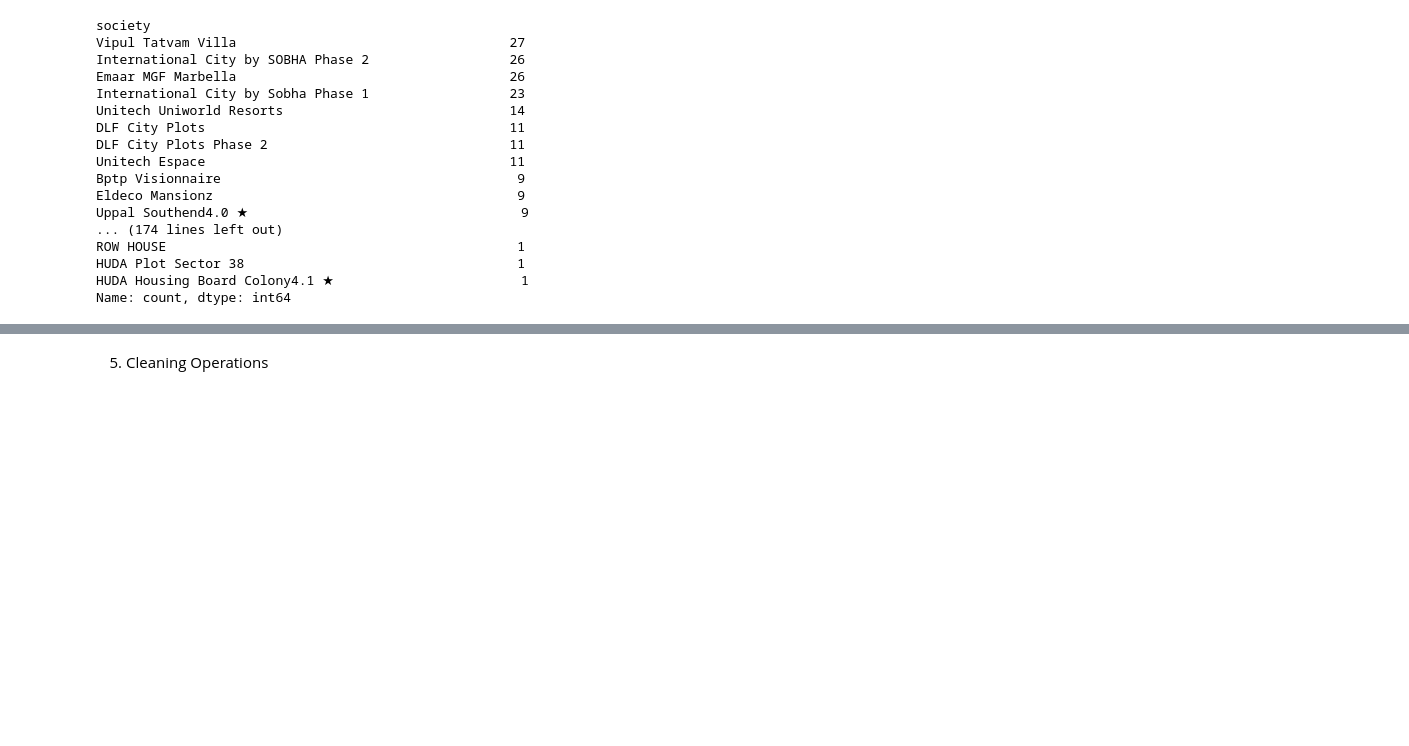
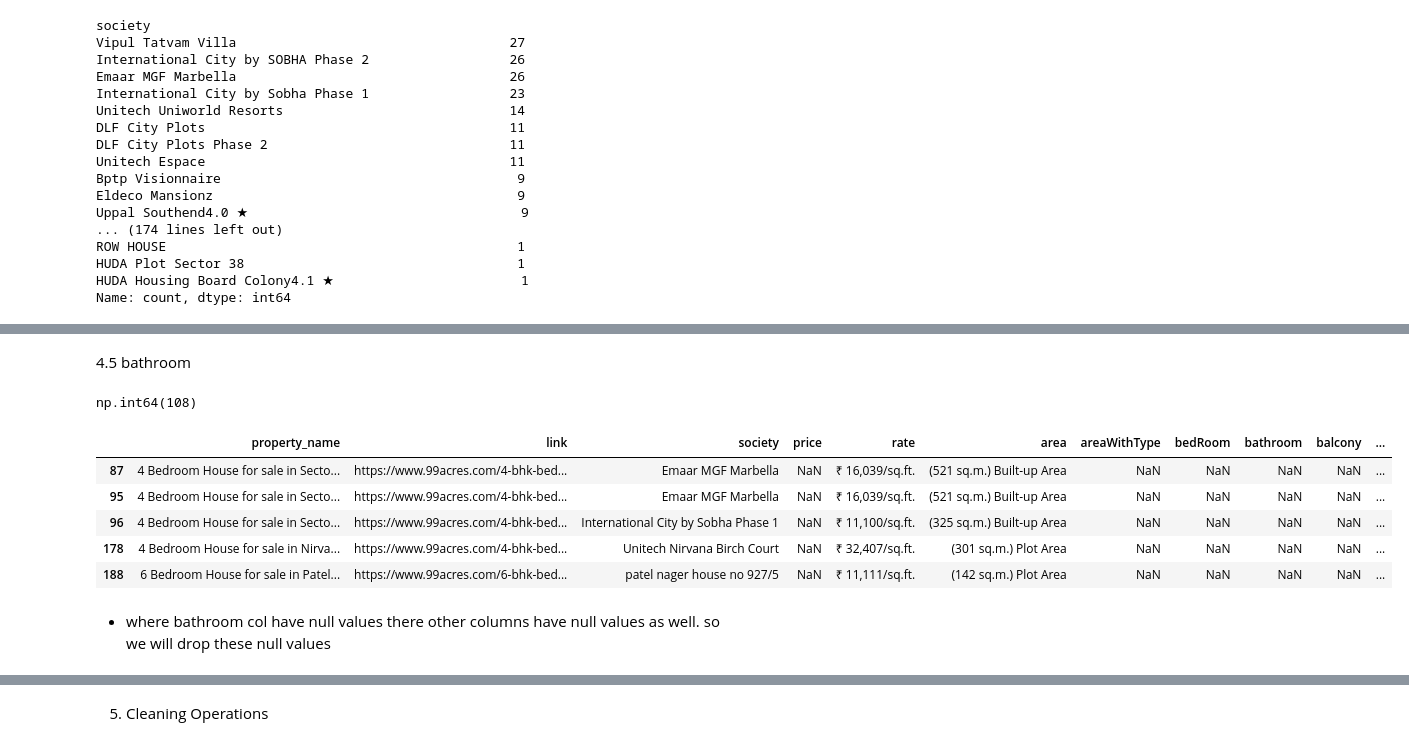
Before and after one commit to abhishek-saurav/real_estate_project, a Jupyter notebook: Data Cleaning/house_data_cleaning.ipynb, the cells around one changed output, grey strips where cells are left out. Cells and saved outputs as stored; diff of their text form; code cells hidden in the pictures; blank space fills up the shorter version.

```diff
--- a/Data Cleaning/house_data_cleaning.ipynb
+++ b/Data Cleaning/house_data_cleaning.ipynb
@@ -157,0 +338,27 @@ Name: count, dtype: int64
+# %% [markdown]
+4.5 bathroom
+# %%
+(
+    df
+    .bathroom
+    .isnull()
+    .sum()
+)
+# %% [output]
+np.int64(108)
+# %%
+(
+    df[df
+    .bathroom
+    .isnull()]
+    .sample(5)
+)
+# %% [output]
+|  | property_name | link | society | price | rate | area | areaWithType | bedRoom | bathroom | balcony | ... |
+| 87 | 4 Bedroom House for sale in Secto... | https://www.99acres.com/4-bhk-bed... | Emaar MGF Marbella | NaN | ₹ 16,039/sq.ft. | (521 sq.m.) Built-up Area | NaN | NaN | NaN | NaN | ... |
+| 95 | 4 Bedroom House for sale in Secto... | https://www.99acres.com/4-bhk-bed... | Emaar MGF Marbella | NaN | ₹ 16,039/sq.ft. | (521 sq.m.) Built-up Area | NaN | NaN | NaN | NaN | ... |
+| 96 | 4 Bedroom House for sale in Secto... | https://www.99acres.com/4-bhk-bed... | International City by Sobha Phase 1 | NaN | ₹ 11,100/sq.ft. | (325 sq.m.) Built-up Area | NaN | NaN | NaN | NaN | ... |
+| 178 | 4 Bedroom House for sale in Nirva... | https://www.99acres.com/4-bhk-bed... | Unitech Nirvana Birch Court | NaN | ₹ 32,407/sq.ft. | (301 sq.m.) Plot Area | NaN | NaN | NaN | NaN | ... |
+| 188 | 6 Bedroom House for sale in Patel... | https://www.99acres.com/6-bhk-bed... | patel nager house no 927/5 | NaN | ₹ 11,111/sq.ft. | (142 sq.m.) Plot Area | NaN | NaN | NaN | NaN | ... |
+# %% [markdown]
+- where bathroom col have null values there other columns have null values as well. so we will drop these null values
```
Also changed, not shown: parts of 18 cells of this notebook, 5 other files.
